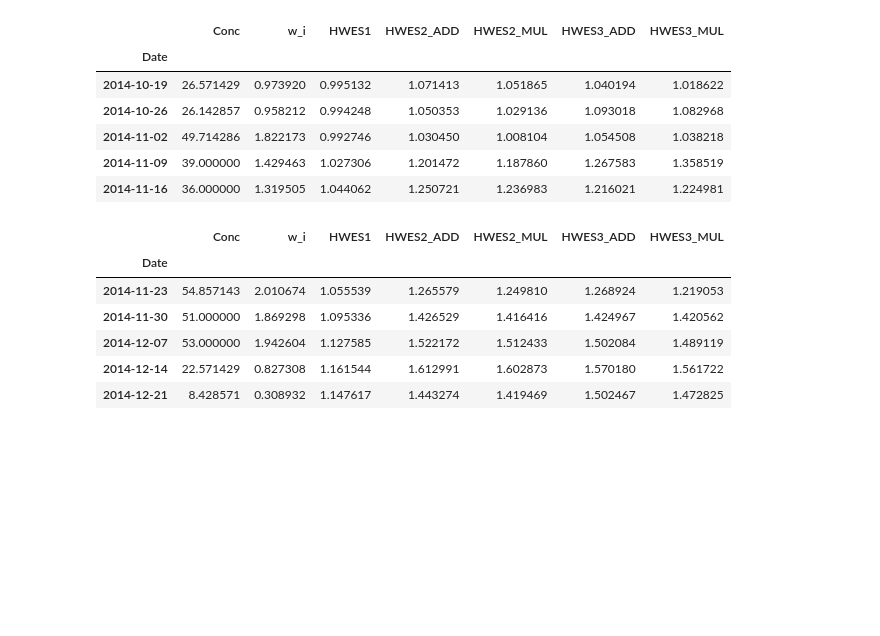
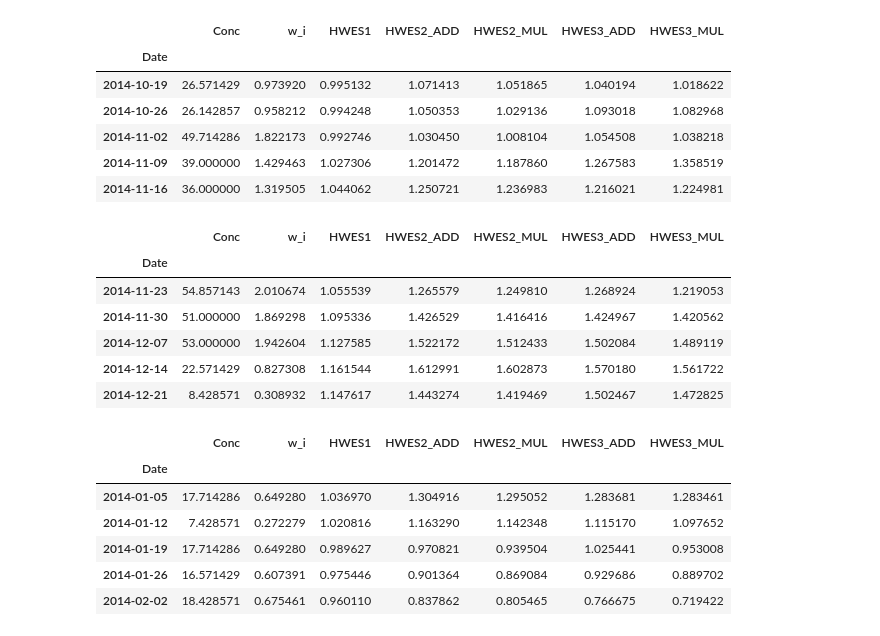
Before and after one commit to ADv0rnik/Data-analysis-for-JER, a Jupyter notebook: Holt_winters_model.ipynb, the cells around one changed output. Saved outputs shown, nothing was run; the diff lists cells and outputs as text; code cells hidden in the pictures; blank space fills up the shorter version.

```diff
--- a/Holt_winters_model.ipynb
+++ b/Holt_winters_model.ipynb
@@ -170,4 +153,15 @@ test_df.head()
 | 2014-12-07 | 53.000000 | 1.942604 | 1.127585 | 1.522172 | 1.512433 | 1.502084 | 1.489119 |
 | 2014-12-14 | 22.571429 | 0.827308 | 1.161544 | 1.612991 | 1.602873 | 1.570180 | 1.561722 |
 | 2014-12-21 | 8.428571 | 0.308932 | 1.147617 | 1.443274 | 1.419469 | 1.502467 | 1.472825 |
+# %%
+train1_df= df[574:]
+train1_df.head()
+# %% [output]
+|  | Conc | w_i | HWES1 | HWES2_ADD | HWES2_MUL | HWES3_ADD | HWES3_MUL |
+| Date |  |  |  |  |  |  |  |
+| 2014-01-05 | 17.714286 | 0.649280 | 1.036970 | 1.304916 | 1.295052 | 1.283681 | 1.283461 |
+| 2014-01-12 | 7.428571 | 0.272279 | 1.020816 | 1.163290 | 1.142348 | 1.115170 | 1.097652 |
+| 2014-01-19 | 17.714286 | 0.649280 | 0.989627 | 0.970821 | 0.939504 | 1.025441 | 0.953008 |
+| 2014-01-26 | 16.571429 | 0.607391 | 0.975446 | 0.901364 | 0.869084 | 0.929686 | 0.889702 |
+| 2014-02-02 | 18.428571 | 0.675461 | 0.960110 | 0.837862 | 0.805465 | 0.766675 | 0.719422 |
 # %%
```
Also changed, not shown: parts of 13 cells of this notebook.
